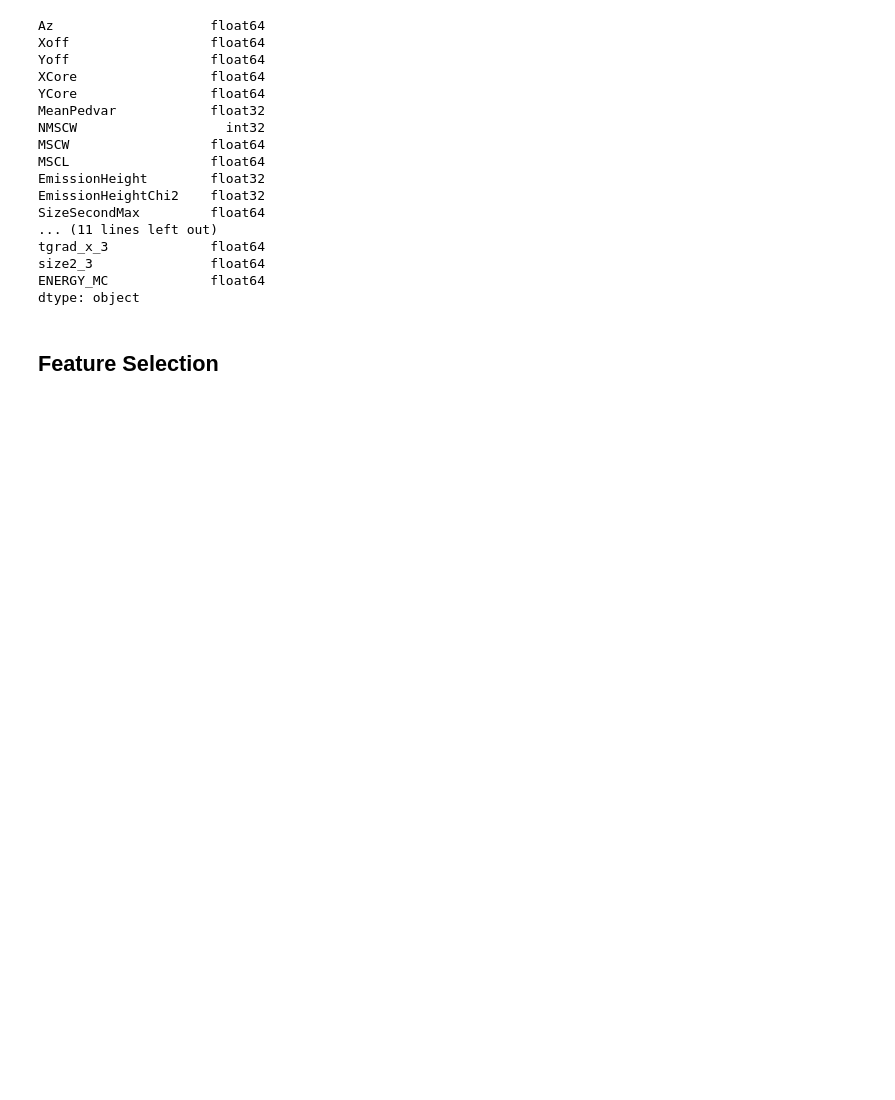
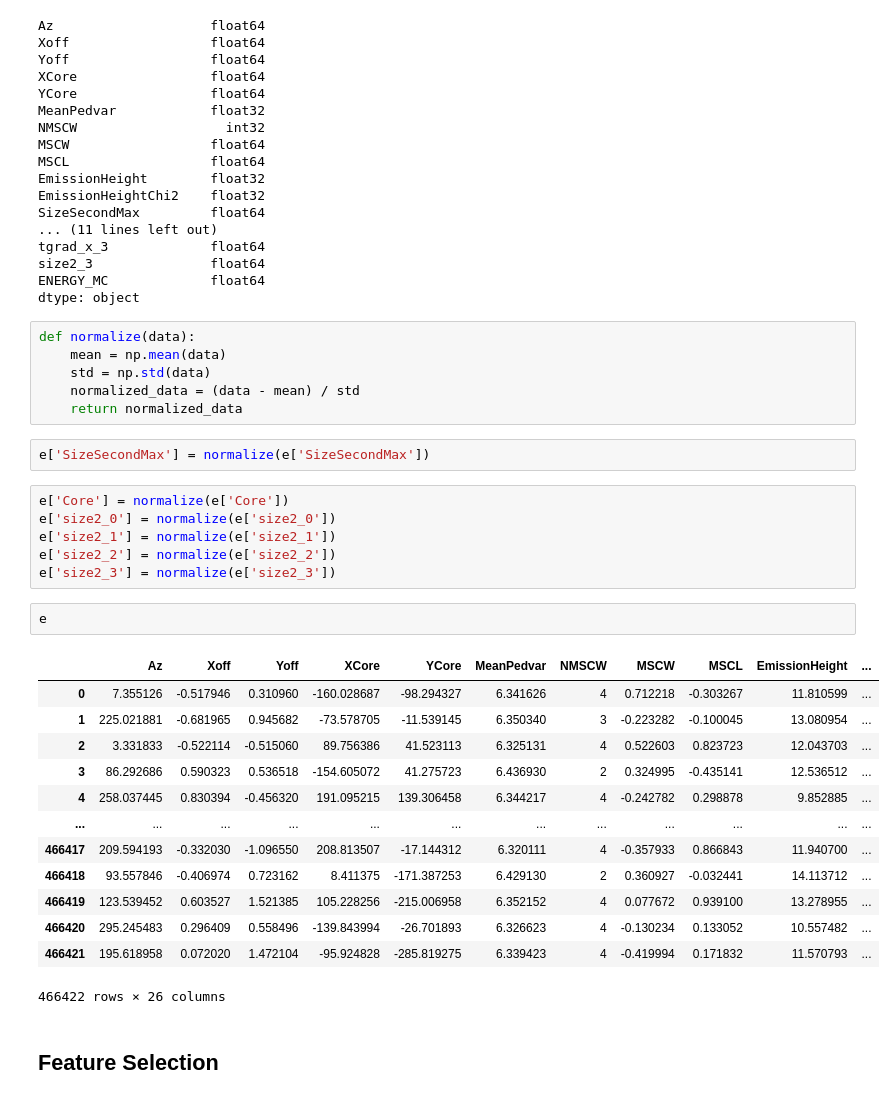
Before and after one commit to mernaskew/SummerFun, a Jupyter notebook: Energy_Regression.ipynb, the cells around one changed output. Cells and saved outputs as stored; diff of their text form; blank space fills up the shorter version.

```diff
--- a/Energy_Regression.ipynb
+++ b/Energy_Regression.ipynb
@@ -134,6 +192,36 @@ tgrad_x_3             float64
 size2_3               float64
 ENERGY_MC             float64
 dtype: object
+# %%
+def normalize(data):
+    mean = np.mean(data)
+    std = np.std(data)
+    normalized_data = (data - mean) / std
+    return normalized_data
+# %%
+e['SizeSecondMax'] = normalize(e['SizeSecondMax'])
+# %%
+e['Core'] = normalize(e['Core'])
+e['size2_0'] = normalize(e['size2_0'])
+e['size2_1'] = normalize(e['size2_1'])
+e['size2_2'] = normalize(e['size2_2'])
+e['size2_3'] = normalize(e['size2_3'])
+# %%
+e
+# %% [output]
+|  | Az | Xoff | Yoff | XCore | YCore | MeanPedvar | NMSCW | MSCW | MSCL | EmissionHeight | ... |
+| 0 | 7.355126 | -0.517946 | 0.310960 | -160.028687 | -98.294327 | 6.341626 | 4 | 0.712218 | -0.303267 | 11.810599 | ... |
+| 1 | 225.021881 | -0.681965 | 0.945682 | -73.578705 | -11.539145 | 6.350340 | 3 | -0.223282 | -0.100045 | 13.080954 | ... |
+| 2 | 3.331833 | -0.522114 | -0.515060 | 89.756386 | 41.523113 | 6.325131 | 4 | 0.522603 | 0.823723 | 12.043703 | ... |
+| 3 | 86.292686 | 0.590323 | 0.536518 | -154.605072 | 41.275723 | 6.436930 | 2 | 0.324995 | -0.435141 | 12.536512 | ... |
+| 4 | 258.037445 | 0.830394 | -0.456320 | 191.095215 | 139.306458 | 6.344217 | 4 | -0.242782 | 0.298878 | 9.852885 | ... |
+| ... | ... | ... | ... | ... | ... | ... | ... | ... | ... | ... | ... |
+| 466417 | 209.594193 | -0.332030 | -1.096550 | 208.813507 | -17.144312 | 6.320111 | 4 | -0.357933 | 0.866843 | 11.940700 | ... |
+| 466418 | 93.557846 | -0.406974 | 0.723162 | 8.411375 | -171.387253 | 6.429130 | 2 | 0.360927 | -0.032441 | 14.113712 | ... |
+| 466419 | 123.539452 | 0.603527 | 1.521385 | 105.228256 | -215.006958 | 6.352152 | 4 | 0.077672 | 0.939100 | 13.278955 | ... |
+| 466420 | 295.245483 | 0.296409 | 0.558496 | -139.843994 | -26.701893 | 6.326623 | 4 | -0.130234 | 0.133052 | 10.557482 | ... |
+| 466421 | 195.618958 | 0.072020 | 1.472104 | -95.924828 | -285.819275 | 6.339423 | 4 | -0.419994 | 0.171832 | 11.570793 | ... |
+466422 rows × 26 columns
 # %% [markdown]
 ## Feature Selection
 # %%
```
Also changed, not shown: parts of 49 cells of this notebook.
